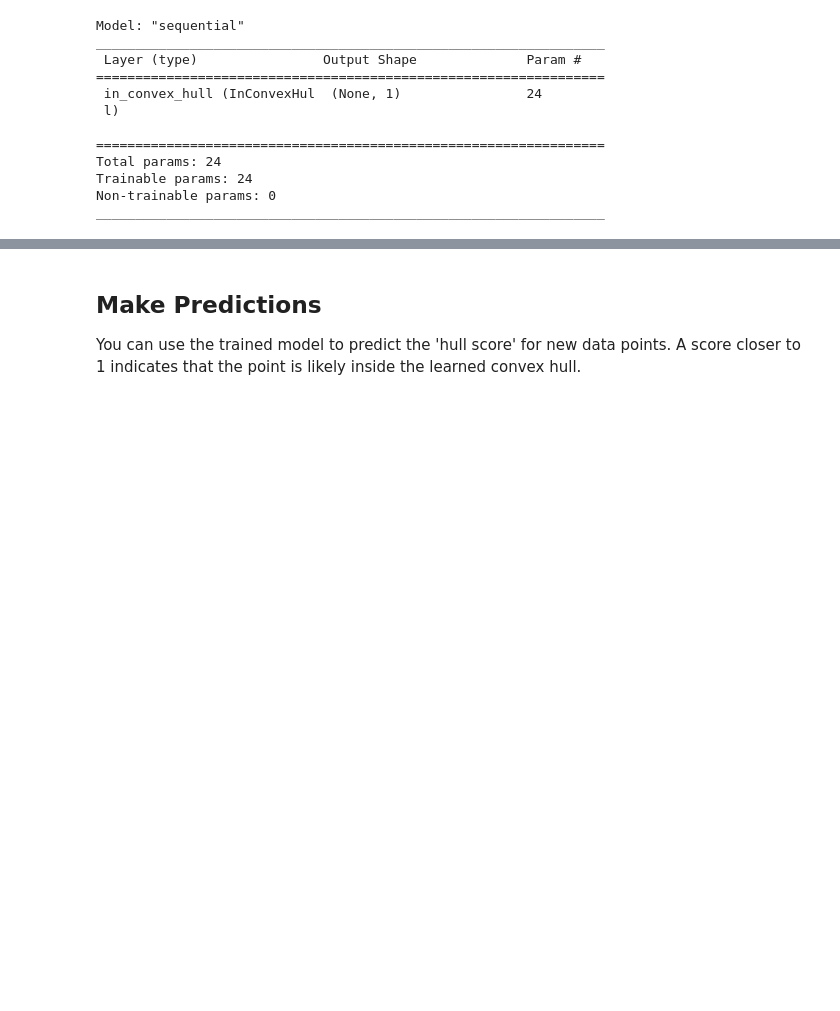
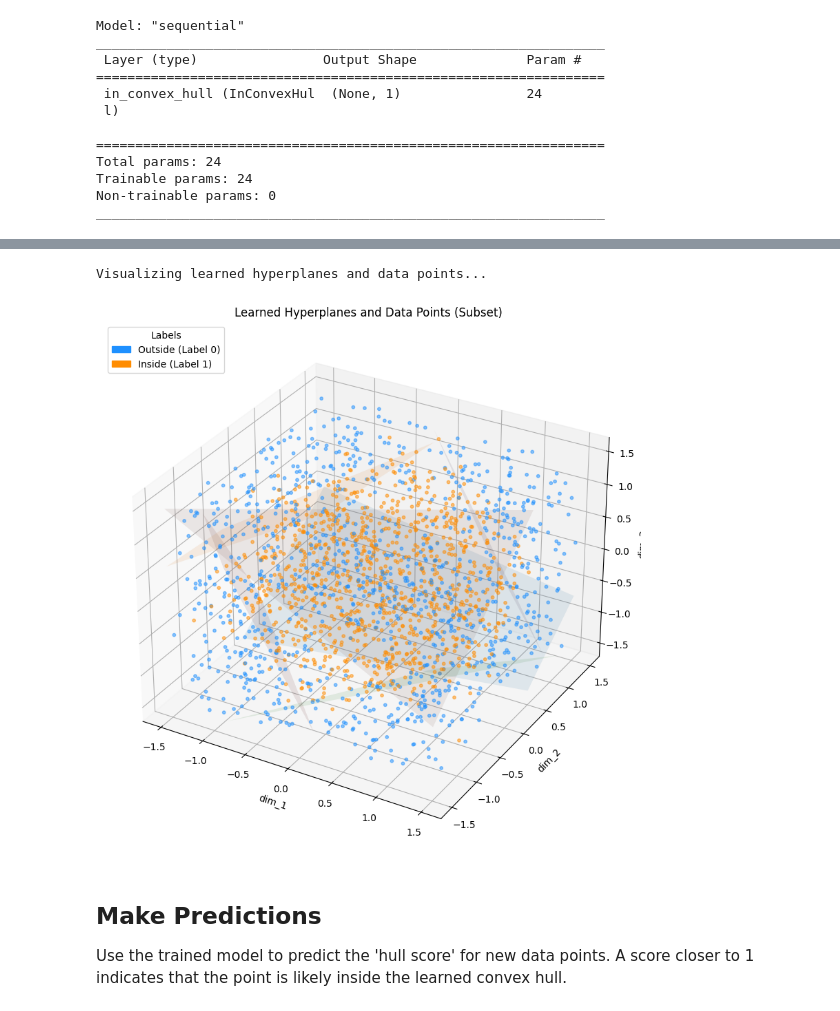
Before and after one commit to thilobru/convexnetworking, a Jupyter notebook: Test.ipynb, the cells around one changed output, grey strips where cells are left out. Saved outputs shown, nothing was run; the diff lists cells and outputs as text; code cells hidden in the pictures; blank space fills up the shorter version.

```diff
--- a/Test.ipynb
+++ b/Test.ipynb
@@ -68,11 +137,13 @@ We will create a simple Sequential model with the `InConvexHull` layer as the ma
 # %%
 # Define the model using the custom layer
-# Let's try to learn a hull defined by a certain number of hyperplanes
-num_hyperplanes_to_learn = 6 # For a 3D space, 6 planes can form a cube-like shape
+# For an N-dimensional cross-polytope (L1 ball), 2*N hyperplanes are sufficient.
+# You can try n_dim + 1 here as well to compare.
+num_hyperplanes_to_learn = 2 * n_dim
+# num_hyperplanes_to_learn = n_dim + 1
 
 model = keras.Sequential([
     # Input layer - specify input shape
-    keras.layers.InputLayer(input_shape=(input_dim,)),
+    keras.layers.InputLayer(input_shape=(n_dim,)),
     # Add the custom convex hull layer
     InConvexHull(num_hyperplanes=num_hyperplanes_to_learn),
     # The custom layer outputs a score between 0 and 1, suitable for binary classification
@@ -138,5 +215,75 @@ Training Loss: 0.0273, Training Accuracy: 0.9950
+# %%
+if n_dim == 3:
+    print("\nVisualizing learned hyperplanes and data points...")
+
+    # Get the learned weights (normal vectors) and biases from the InConvexHull layer
+    learned_normal_vectors = model.layers[0].get_weights()[0]
+    learned_biases = model.layers[0].get_weights()[1]
+
+    fig = plt.figure(figsize=(12, 10))
+    ax = fig.add_subplot(111, projection='3d')
+
+    # Plot a subset of the data points for clarity
+    subset_indices = np.random.choice(len(xs), size=min(len(xs), 5000), replace=False)
+    xs_subset = xs[subset_indices]
+    ys_subset = ys[subset_indices]
+
+    df_viz_subset = pd.DataFrame(xs_subset, columns=[f'dim_{i+1}' for i in range(n_dim)])
+    df_viz_subset['label'] = ys_subset
+
+    colors_subset = ['dodgerblue' if label == 0 else 'darkorange' for label in df_viz_subset['label']]
+    ax.scatter(df_viz_subset.iloc[:,0], df_viz_subset.iloc[:,1], df_viz_subset.iloc[:,2], c=colors_subset, s=10, alpha=0.5)
+
+    # Create a legend for the data points
+    import matplotlib.patches as mpatches
+    labels = ['Outside (Label 0)', 'Inside (Label 1)']
+    handles = [mpatches.Patch(color='dodgerblue', label='Outside (Label 0)'),
+               mpatches.Patch(color='darkorange', label='Inside (Label 1)')]
+    ax.legend(handles=handles, title='Labels', loc='upper left')
+
+
+    # Define plotting ranges for the planes (adjust as needed based on your data distribution)
+    # Use the full range of the generated data for plane visualization
+    range_limit = data_range # Defined in data generation cell
+    x_range = np.linspace(-range_limit, range_limit, 10)
+    y_range = np.linspace(-range_limit, range_limit, 10)
+    X_plane, Y_plane = np.meshgrid(x_range, y_range)
+
+    # Plot each learned hyperplane
+    for i in range(len(learned_normal_vectors)):
+        w = learned_normal_vectors[i]
+        b = learned_biases[i]
+
+        # The plane equation is w[0]*x + w[1]*y + w[2]*z + b = 0
+        # Solve for z: z = -(w[0]*x + w[1]*y + b) / w[2]
+        # Handle the case where w[2] is close to zero (vertical plane)
+        if np.abs(w[2]) > 1e-9:
+            Z_plane = -(w[0] * X_plane + w[1] * Y_plane + b) / w[2]
+            # Mask values outside a reasonable range to avoid plotting distant parts of the plane
+            Z_plane[(Z_plane < -range_limit) | (Z_plane > range_limit)] = np.nan
+            ax.plot_surface(X_plane, Y_plane, Z_plane, alpha=0.1, rstride=100, cstride=100, color=f'C{i%10}')
+        # More complex cases for vertical or near-vertical planes are not plotted for simplicity
+        elif np.abs(w[0]) > 1e-9 or np.abs(w[1]) > 1e-9:
+             print(f"Skipping plot for vertical or near-vertical plane {i+1}.")
+        else:
+             print(f"Skipping plot for degenerate plane {i+1}.")
+
+    ax.set_xlabel(column_names[0])
+    ax.set_ylabel(column_names[1])
+    ax.set_zlabel(column_names[2])
+    ax.set_title('Learned Hyperplanes and Data Points (Subset)')
+
+    # Set equal aspect ratio - might distort appearance but shows true shape
+    # ax.set_box_aspect([1,1,1])
+
+    plt.show()
+else:
+    print(f"Data dimension ({n_dim}) is not 3. Skipping learned hull visualization.")
+# %% [output]
+Visualizing learned hyperplanes and data points...
+[figure, added]
 # %% [markdown]
 ## Make Predictions
 
-You can use the trained model to predict the 'hull score' for new data points. A score closer to 1 indicates that the point is likely inside the learned convex hull.
+Use the trained model to predict the 'hull score' for new data points. A score closer to 1 indicates that the point is likely inside the learned convex hull.
 # %%
```
Also changed, not shown: parts of 16 cells of this notebook, 2 other files.
